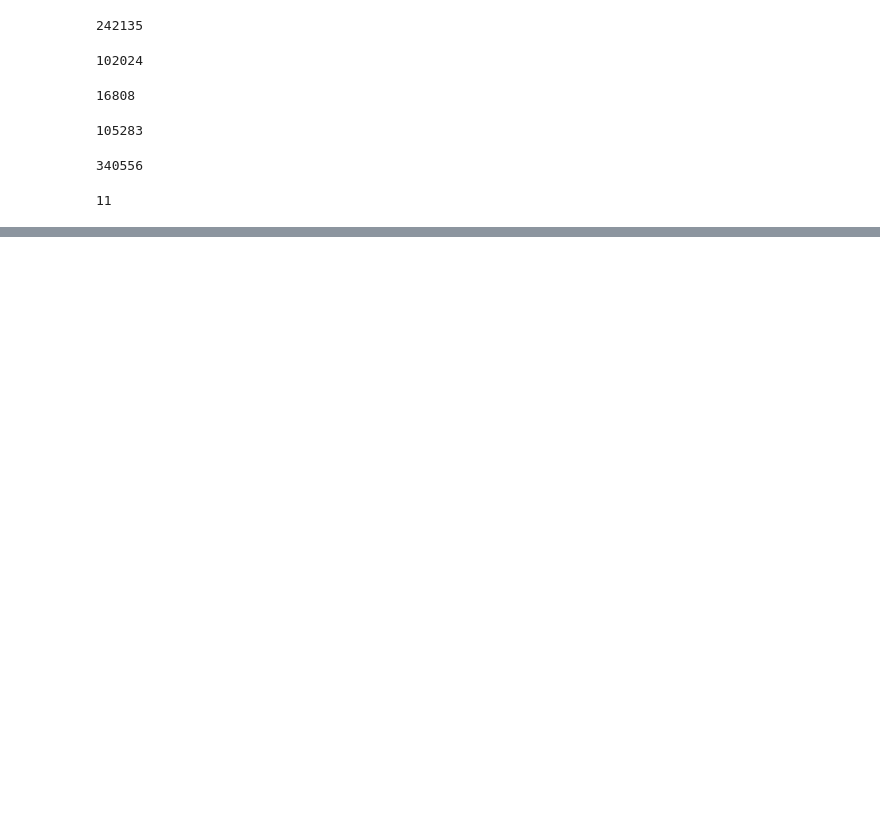
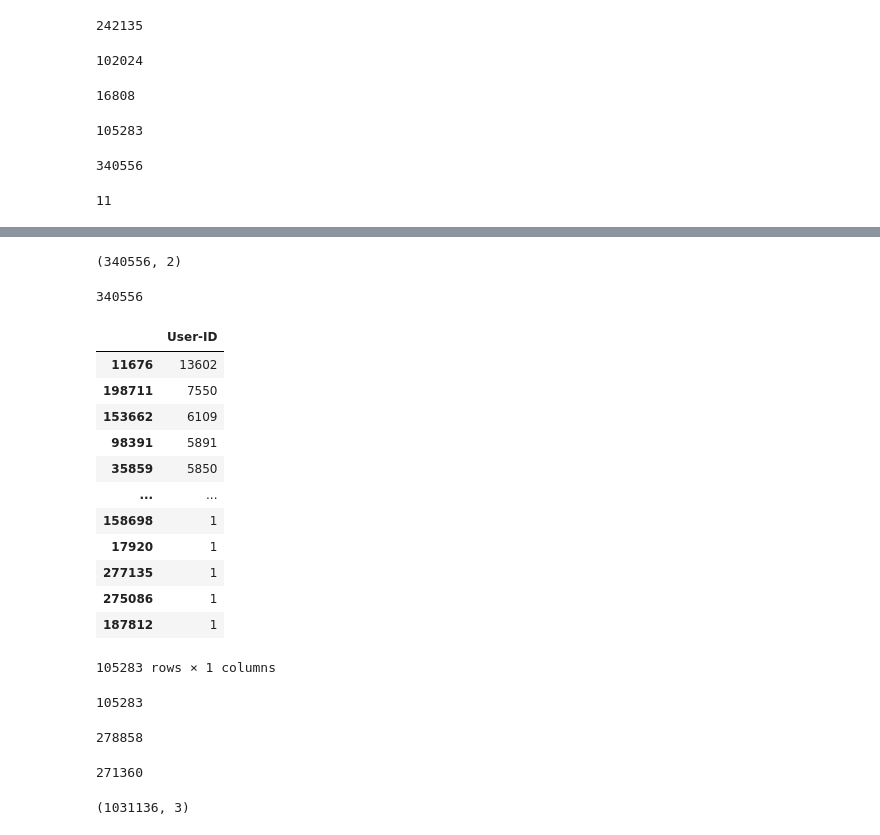
Before and after one commit to Kaizensk/Book-Recommender-System, a Jupyter notebook: ShwetaKumari_Book_Recommendation.ipynb, the cells around one changed output, grey strips where cells are left out. Drawn from its saved outputs; the diff is of its cells as text; code cells hidden in the pictures; blank space fills up the shorter version.

```diff
--- a/ShwetaKumari_Book_Recommendation.ipynb
+++ b/ShwetaKumari_Book_Recommendation.ipynb
@@ -235,0 +337,42 @@ len(dfratings["Book-Rating"].unique())
+# %%
+avg_rating.shape
+# %% [output]
+(340556, 2)
+# %%
+dfratings['ISBN'].nunique()
+# %% [output]
+340556
+# %%
+user_rating_count= pd.DataFrame(dfratings['User-ID'].value_counts())
+# %%
+user_rating_count
+# %% [output]
+|  | User-ID |
+| 11676 | 13602 |
+| 198711 | 7550 |
+| 153662 | 6109 |
+| 98391 | 5891 |
+| 35859 | 5850 |
+| ... | ... |
+| 158698 | 1 |
+| 17920 | 1 |
+| 277135 | 1 |
+| 275086 | 1 |
+| 187812 | 1 |
+105283 rows × 1 columns
+# %%
+dfratings['User-ID'].nunique()
+# %% [output]
+105283
+# %%
+dfusers['User-ID'].nunique()
+# %% [output]
+278858
+# %%
+dfbooks['ISBN'].nunique()
+# %% [output]
+271360
+# %%
+ratings_new= ratings[r]
+# %% [output]
+(1031136, 3)
```
Also changed, not shown: parts of 16 cells of this notebook.
